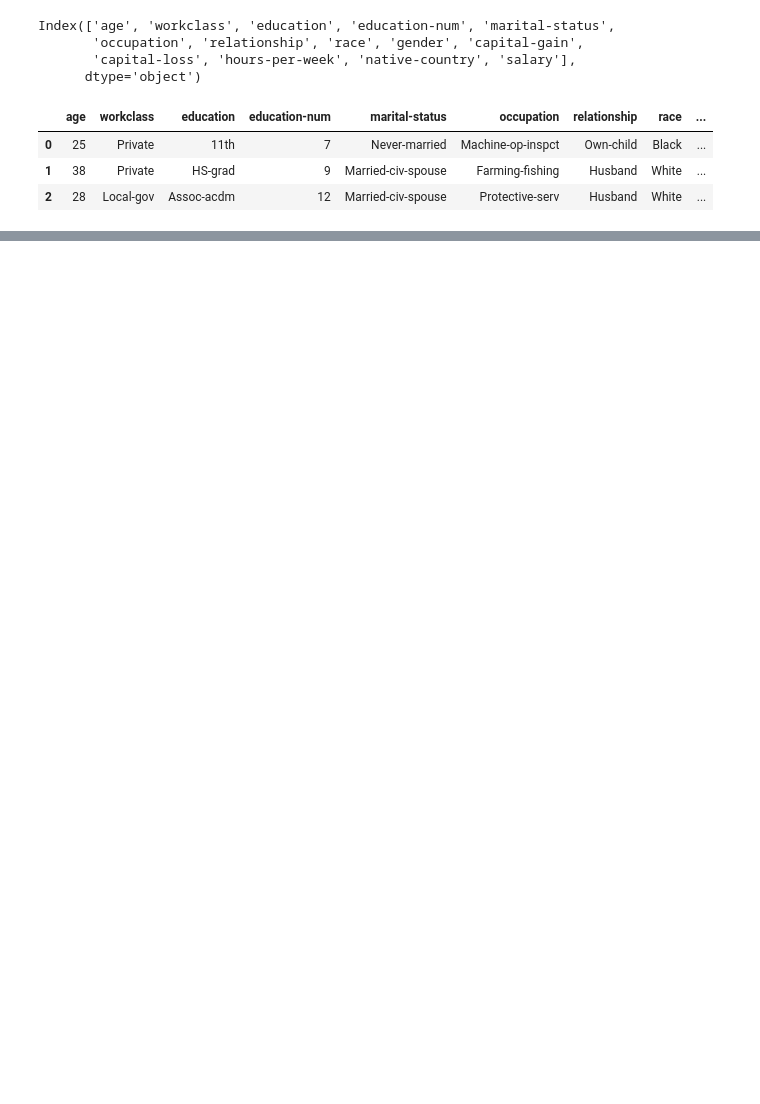
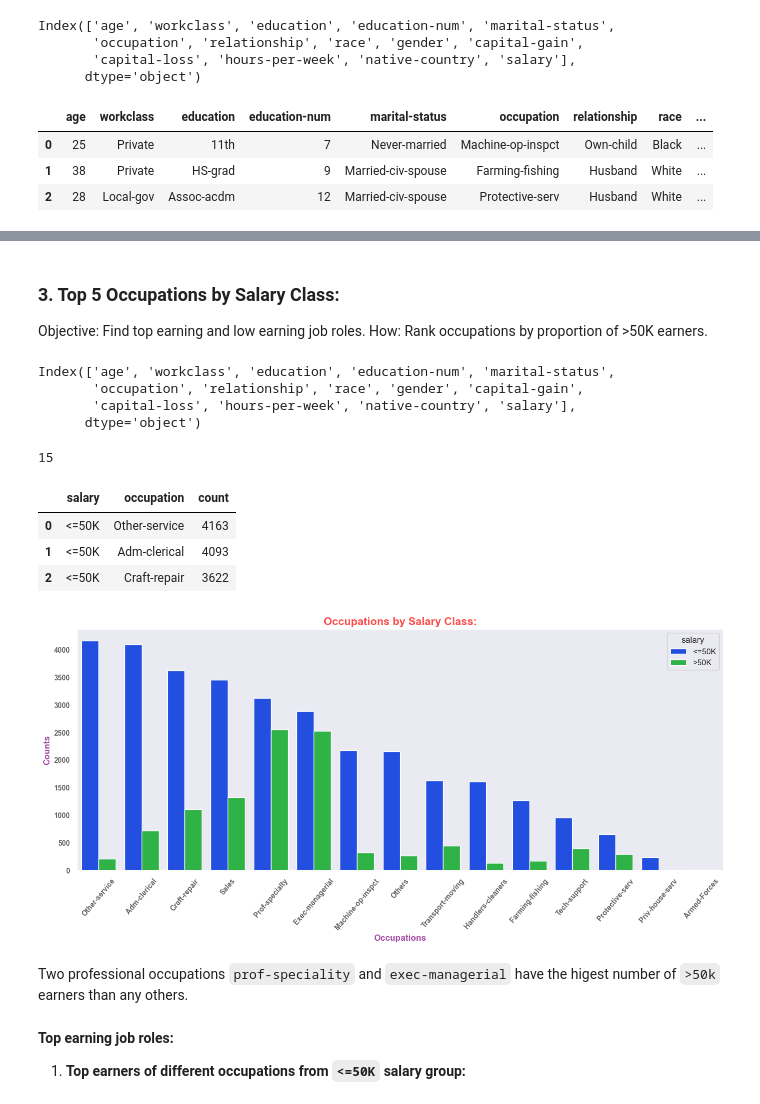
Before and after one commit to rajesh-coventry/Projects, a Jupyter notebook: 02_Data_Visuallization/04_Adults_Income_Analysis/Analysis-8_Aggregation_Analysis_and_Trends.ipynb, the cells around one changed output, grey strips where cells are left out. Drawn from its saved outputs; the diff is of its cells as text; code cells hidden in the pictures; blank space fills up the shorter version.

```diff
--- a/02_Data_Visuallization/04_Adults_Income_Analysis/Analysis-8_Aggregation_Analysis_and_Trends.ipynb
+++ b/02_Data_Visuallization/04_Adults_Income_Analysis/Analysis-8_Aggregation_Analysis_and_Trends.ipynb
@@ -177,0 +280,42 @@ asx
+# %% [markdown]
+### **3. Top 5 Occupations by Salary Class:**
+
+Objective: Find top earning and low earning job roles.
+How: Rank occupations by proportion of >50K earners.
+# %%
+data.columns
+# %% [output]
+Index(['age', 'workclass', 'education', 'education-num', 'marital-status',
+       'occupation', 'relationship', 'race', 'gender', 'capital-gain',
+       'capital-loss', 'hours-per-week', 'native-country', 'salary'],
+      dtype='object')
+# %%
+data["occupation"].nunique()
+# %% [output]
+15
+# %%
+app= data.groupby(by= 'salary')["occupation"].value_counts().reset_index()
+app.head(3)
+# %% [output]
+|  | salary | occupation | count |
+| 0 | <=50K | Other-service | 4163 |
+| 1 | <=50K | Adm-clerical | 4093 |
+| 2 | <=50K | Craft-repair | 3622 |
+# %%
+plt.figure(figsize= (16, 6))
+sns.set_theme(style= "dark", context= "notebook")
+sns.barplot(data= app, x= "occupation", y= "count", hue= "salary", palette= 'bright6', )
+plt.xlabel("Occupations", fontsize= 12, fontweight= "bold", color= "purple", alpha= 0.7)
+plt.ylabel("Counts", fontsize= 12, fontweight= "bold", color= "purple", alpha= 0.7)
+plt.title("Occupations by Salary Class:", color= "red", fontsize= 15, fontweight= "bold", alpha= 0.7)
+plt.xticks(rotation= 50, fontsize= 10, fontweight= "bold", color= "black", alpha= 0.6)
+plt.yticks(color= "black", fontsize= 10, fontweight= "bold", alpha= 0.6)
+plt.show()
+# %% [output]
+[figure, added]
+# %% [markdown]
+Two professional occupations `prof-speciality` and `exec-managerial` have the higest number of `>50k` earners than any others.
+# %% [markdown]
+**Top earning job roles:**
+
+1. **Top earners of different occupations from `<=50K` salary group:**
```
Also changed, not shown: parts of 22 cells of this notebook, 1 other file.
